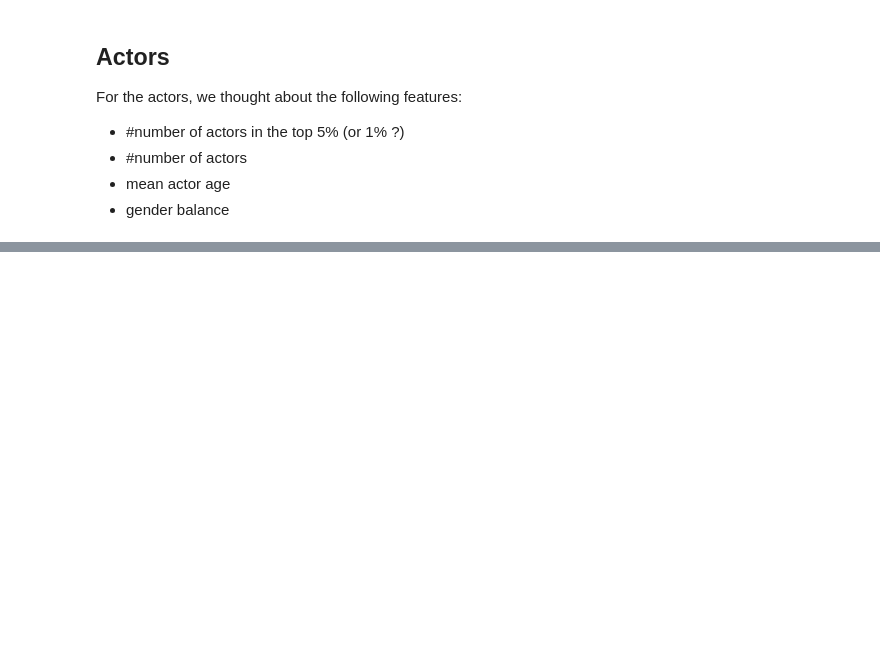
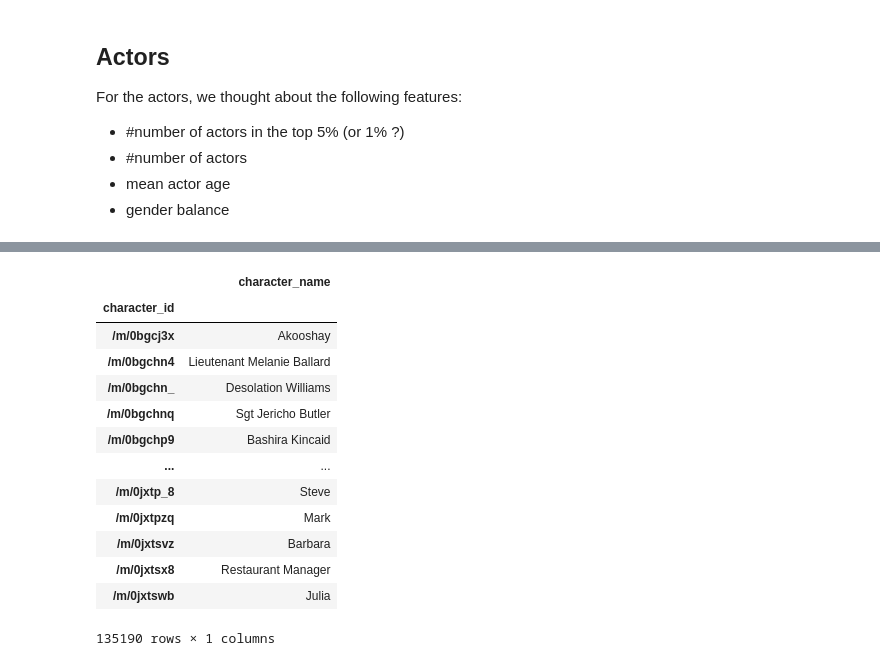
Before and after one commit to epfl-ada/ada-2022-project-zozoz, a Jupyter notebook: src/features_engineering/features_engineering.ipynb, the cells around one changed output, grey strips where cells are left out. Cells and saved outputs as stored; diff of their text form; code cells hidden in the pictures; blank space fills up the shorter version.

```diff
--- a/src/features_engineering/features_engineering.ipynb
+++ b/src/features_engineering/features_engineering.ipynb
@@ -188,0 +1025,17 @@ sns.histplot(appears_in_df.groupby("actor_id")["movie_id"].count().values,ax=ax)
+# %%
+character_df
+# %% [output]
+|  | character_name |
+| character_id |  |
+| /m/0bgcj3x | Akooshay |
+| /m/0bgchn4 | Lieutenant Melanie Ballard |
+| /m/0bgchn_ | Desolation Williams |
+| /m/0bgchnq | Sgt Jericho Butler |
+| /m/0bgchp9 | Bashira Kincaid |
+| ... | ... |
+| /m/0jxtp_8 | Steve |
+| /m/0jxtpzq | Mark |
+| /m/0jxtsvz | Barbara |
+| /m/0jxtsx8 | Restaurant Manager |
+| /m/0jxtswb | Julia |
+135190 rows × 1 columns
```
Also changed, not shown: parts of 20 cells of this notebook.
